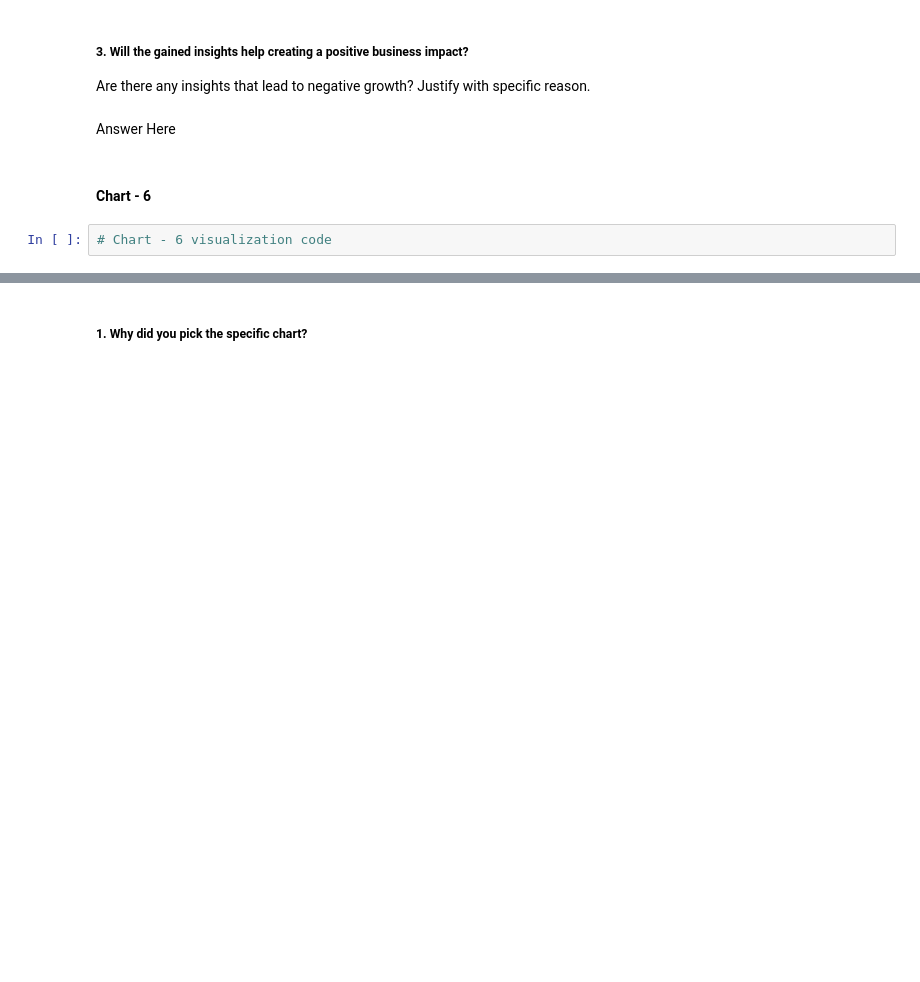
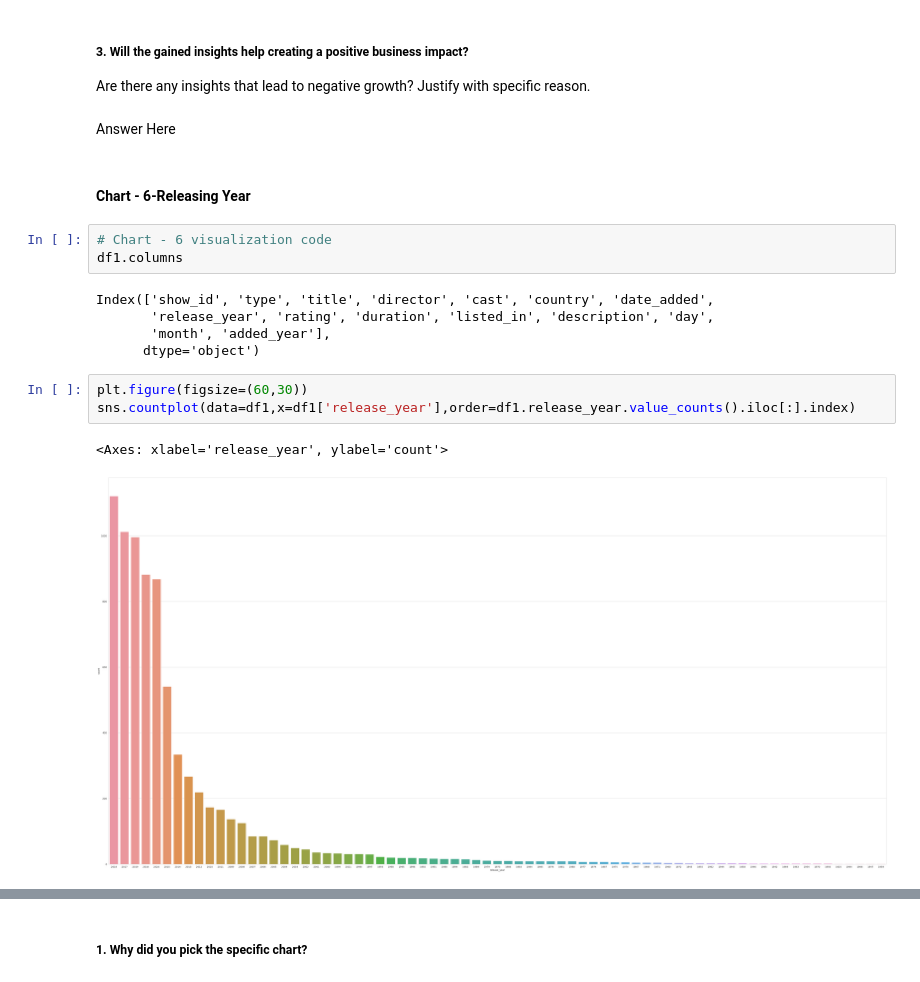
Before and after one commit to Jeetesh-KumarM/CAPSTONE-PROJECT--3--CLUSTERING, a Jupyter notebook: Netflix_Movies_and_TV_Shows_Clustering.ipynb, the cells around one changed output, grey strips where cells are left out. Drawn from its saved outputs; the diff is of its cells as text; blank space fills up the shorter version.

```diff
--- a/Netflix_Movies_and_TV_Shows_Clustering.ipynb
+++ b/Netflix_Movies_and_TV_Shows_Clustering.ipynb
@@ -440,6 +462,18 @@ Are there any insights that lead to negative growth? Justify with specific reaso
 # %% [markdown]
 Answer Here
 # %% [markdown]
-#### Chart - 6
+#### Chart - 6-Releasing Year
 # %%
 # Chart - 6 visualization code
+df1.columns
+# %% [output]
+Index(['show_id', 'type', 'title', 'director', 'cast', 'country', 'date_added',
+       'release_year', 'rating', 'duration', 'listed_in', 'description', 'day',
+       'month', 'added_year'],
+      dtype='object')
+# %%
+plt.figure(figsize=(60,30))
+sns.countplot(data=df1,x=df1['release_year'],order=df1.release_year.value_counts().iloc[:].index)
+# %% [output]
+<Axes: xlabel='release_year', ylabel='count'>
+[figure, added]
```
Also changed, not shown: parts of 13 cells of this notebook.
